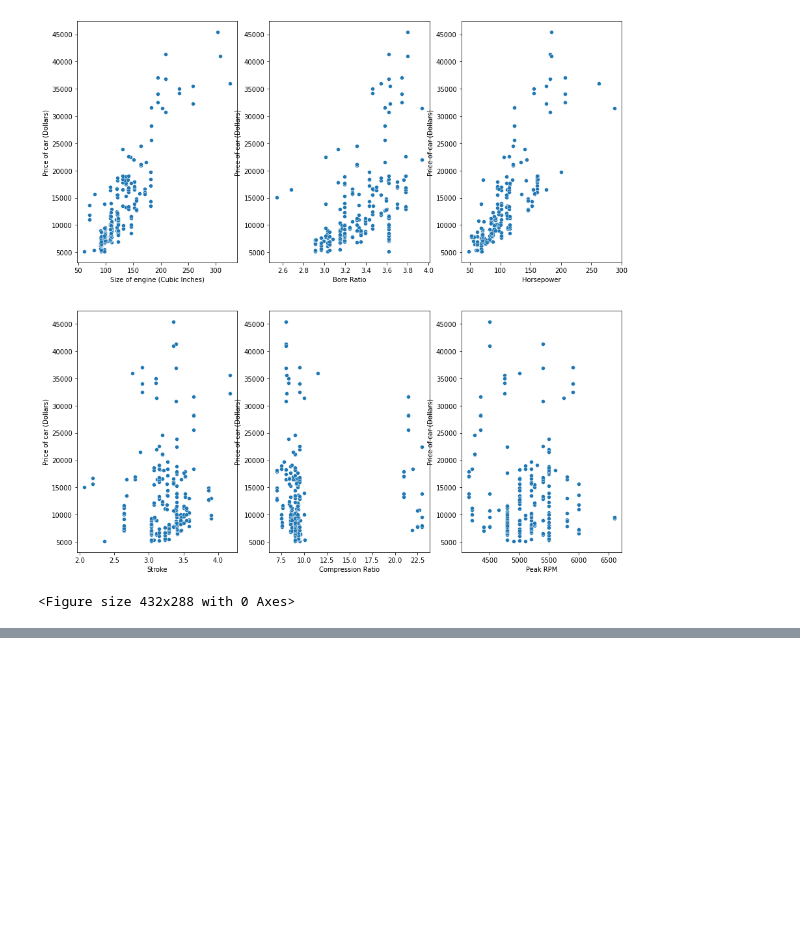
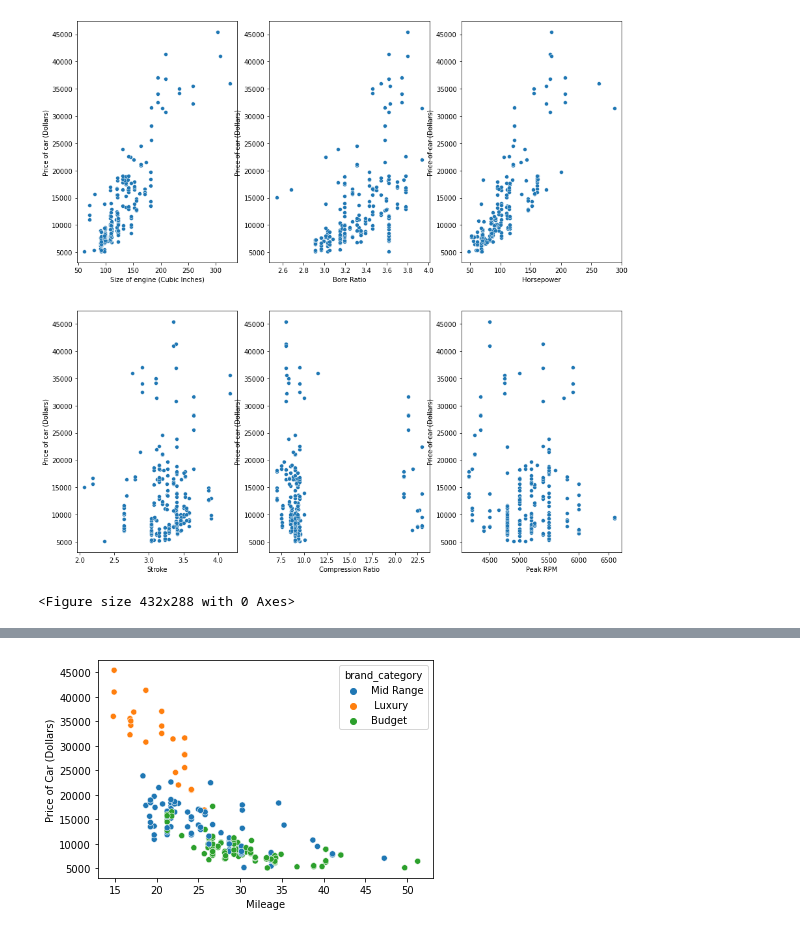
Before and after one commit to aastha2403/Car-Price-Prediction, a Jupyter notebook: Car price prediction.ipynb, the cells around one changed output, grey strips where cells are left out. Cells and saved outputs as stored; diff of their text form; code cells hidden in the pictures; blank space fills up the shorter version.

```diff
--- a/Car price prediction.ipynb
+++ b/Car price prediction.ipynb
@@ -512,0 +537,10 @@ mp.tight_layout()
+# %%
+#Brand Category - Mileage
+## It is expected that luxury brands don't care about mileage. Let's find out how price varies with brand category and mileage.
+
+plot1 = sb.scatterplot(x = 'mileage', y = 'price', hue = 'brand_category', data = df)
+plot1.set_xlabel('Mileage')
+plot1.set_ylabel('Price of Car (Dollars)')
+mp.show()
+# %% [output]
+[figure, added]
```
Also changed, not shown: parts of 57 cells of this notebook.
